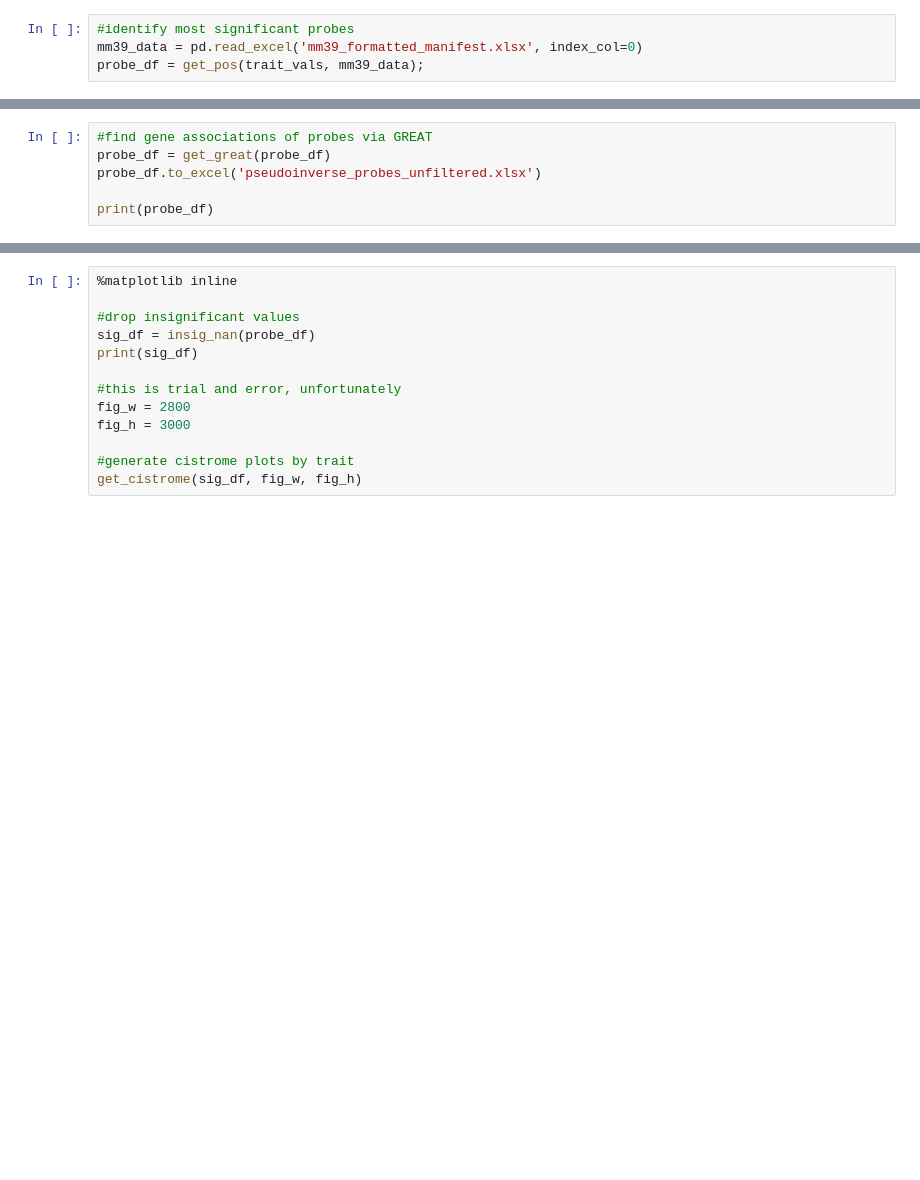
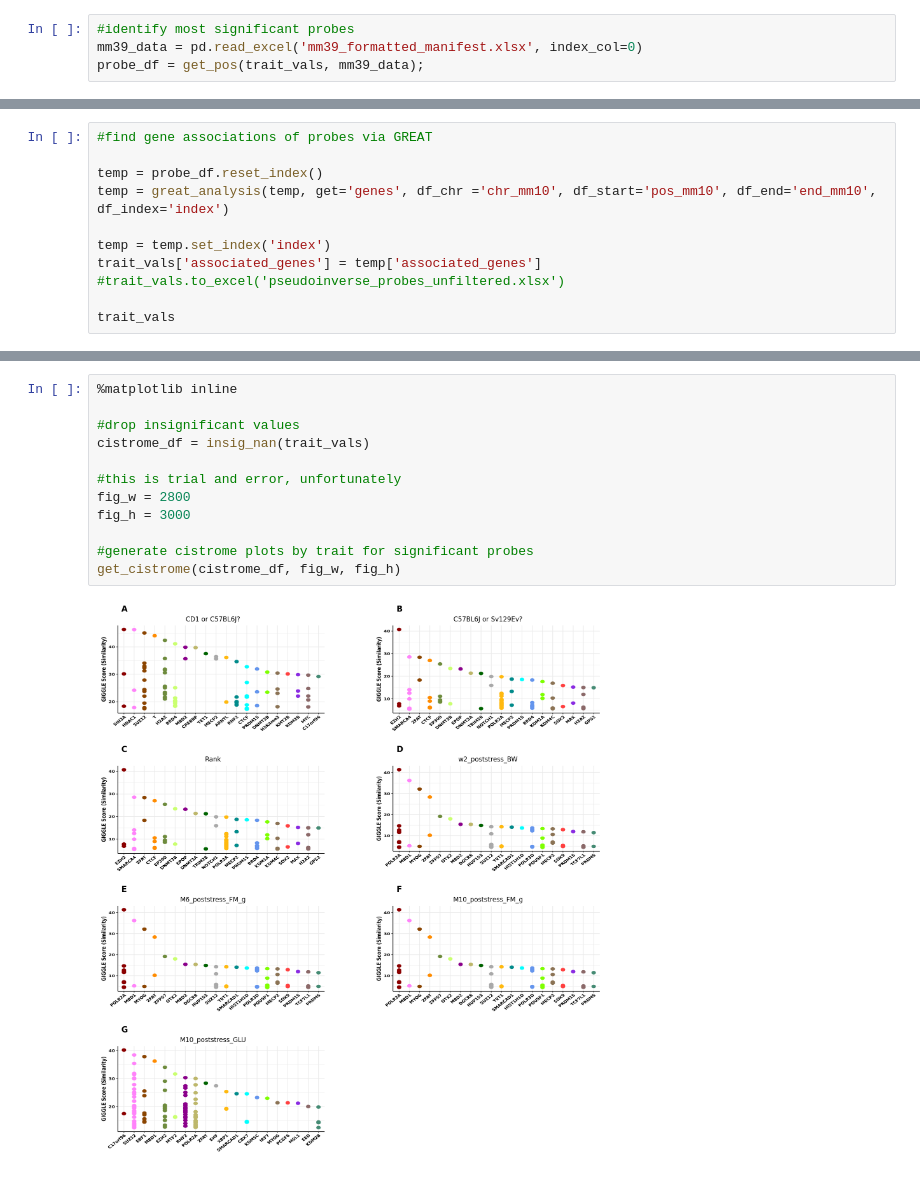
Before and after one commit to SamAndTheSun/pellegrini_temp, a Jupyter notebook: pseudoinverse_model.ipynb, the cells around one changed output, grey strips where cells are left out. Drawn from its saved outputs; the diff is of its cells as text; blank space fills up the shorter version.

```diff
--- a/pseudoinverse_model.ipynb
+++ b/pseudoinverse_model.ipynb
@@ -71,6 +83,11 @@ trait_cluster(trait_pvals, trait[:-5], n_probes);
-# %%
-#find gene associations of probes via GREAT
-probe_df = get_great(probe_df)
-probe_df.to_excel('pseudoinverse_probes_unfiltered.xlsx')
-
-print(probe_df)
+# %%
+#find gene associations of probes via GREAT
+
+temp = probe_df.reset_index()
+temp = great_analysis(temp, get='genes', df_chr ='chr_mm10', df_start='pos_mm10', df_end='end_mm10', df_index='index')
+
+temp = temp.set_index('index')
+trait_vals['associated_genes'] = temp['associated_genes']
+#trait_vals.to_excel('pseudoinverse_probes_unfiltered.xlsx')
+
+trait_vals
@@ -77,13 +109,14 @@ print(probe_df)
 # %%
 %matplotlib inline
 
 #drop insignificant values
-sig_df = insig_nan(probe_df)
-print(sig_df)
+cistrome_df = insig_nan(trait_vals)
 
 #this is trial and error, unfortunately
 fig_w = 2800
 fig_h = 3000
 
-#generate cistrome plots by trait
-get_cistrome(sig_df, fig_w, fig_h)
+#generate cistrome plots by trait for significant probes
+get_cistrome(cistrome_df, fig_w, fig_h)
+# %% [output]
+[figure, added]
```
Also changed, not shown: parts of 7 cells of this notebook, 1 other file.
